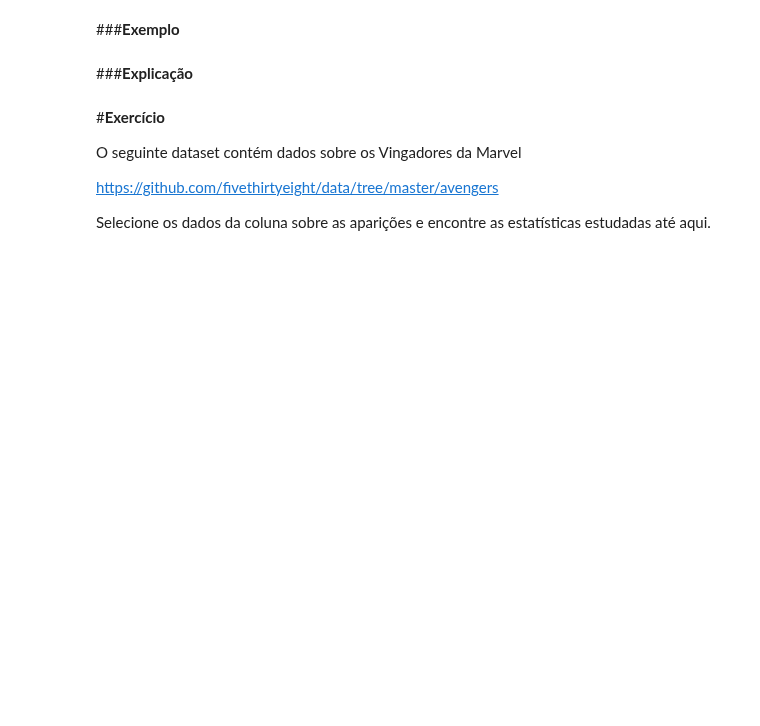
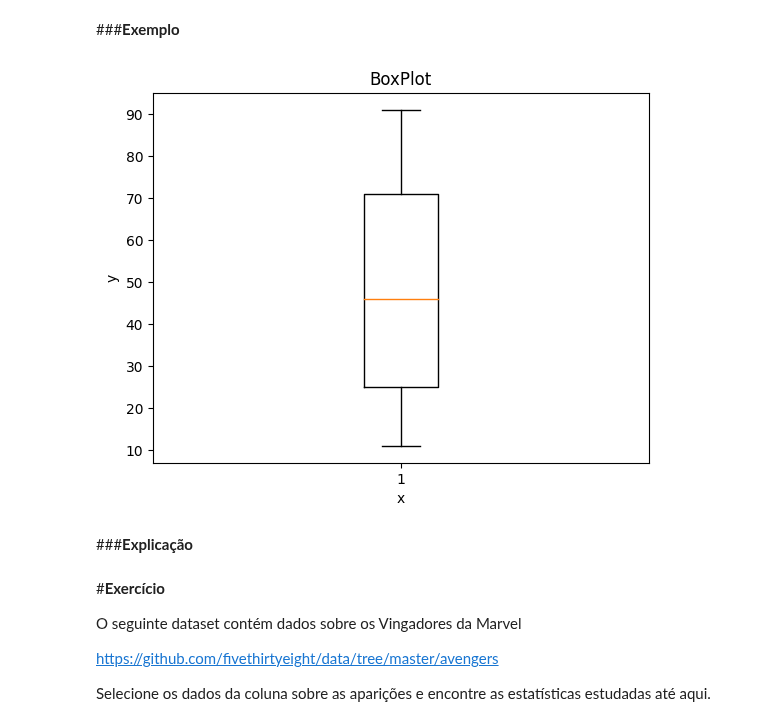
Before and after one commit to mariasald/avd-2024-01, a Jupyter notebook: avd_10_05.ipynb, the cells around one changed output. Drawn from its saved outputs; the diff is of its cells as text; code cells hidden in the pictures; blank space fills up the shorter version.

```diff
--- a/avd_10_05.ipynb
+++ b/avd_10_05.ipynb
@@ -482,5 +506,15 @@ print(amplitude_interquatil([16,46,88,11,44,91,53,71,25]))
 # %% [markdown]
 ###**Exemplo**
+# %%
+nums = [16,46,88,11,44,91,53,71,25]
+
+plt.boxplot(nums)
+plt.title("BoxPlot")
+plt.ylabel("y")
+plt.xlabel("x")
+plt.show()
+# %% [output]
+[figure, added]
 # %% [markdown]
 ###**Explicação**
 # %% [markdown]
```
Also changed, not shown: parts of 45 cells of this notebook.
